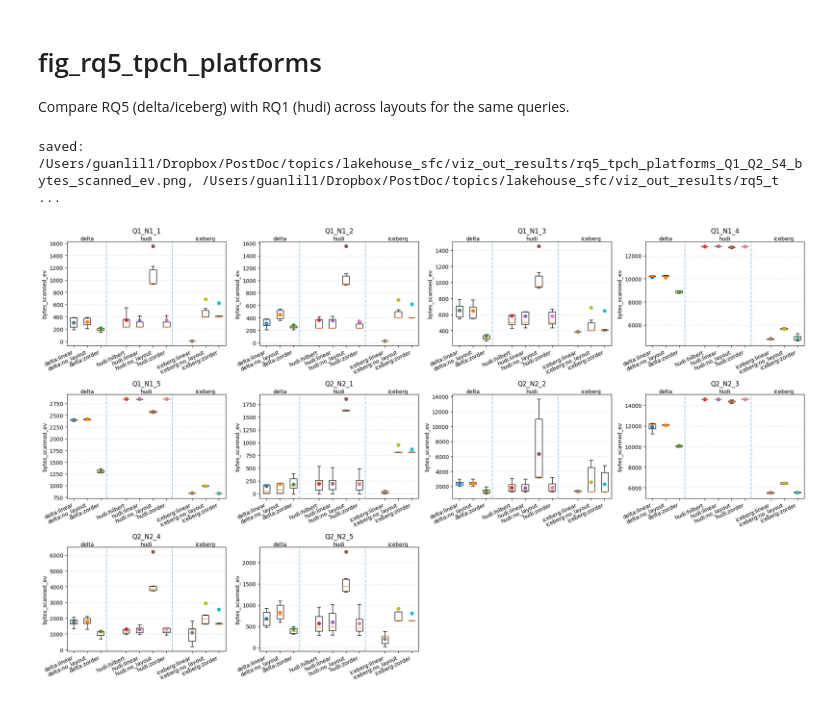
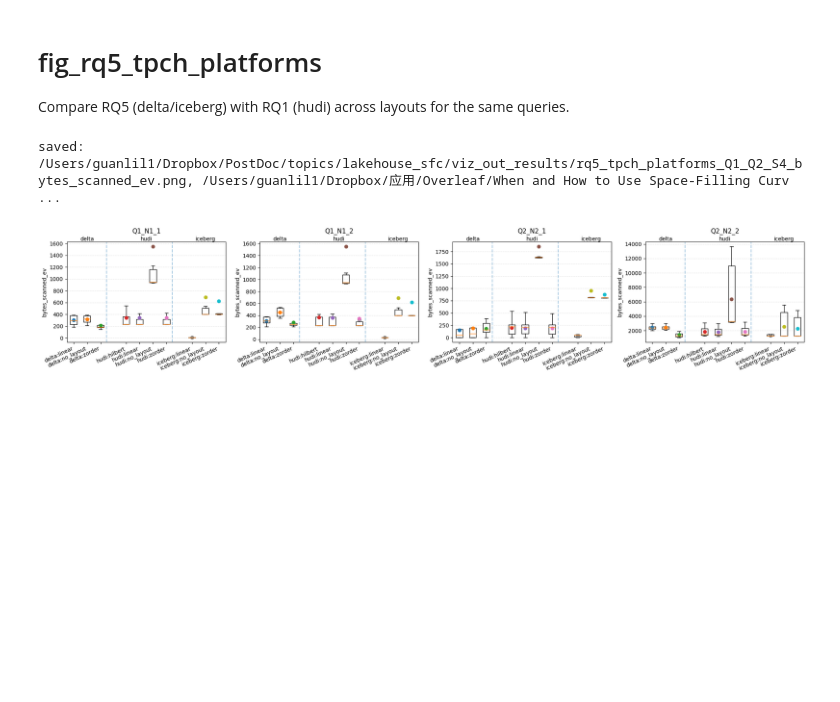
Before and after one commit to Liuguanli/lakehouse_sfc, a Jupyter notebook: notebooks/fig_rq5_tpch.ipynb, the cells around one changed output. Saved outputs shown, nothing was run; the diff lists cells and outputs as text; code cells hidden in the pictures; blank space fills up the shorter version.

```diff
--- a/notebooks/fig_rq5_tpch.ipynb
+++ b/notebooks/fig_rq5_tpch.ipynb
@@ -195,33 +195,39 @@ def plot_rq5_platform_grid(
         if isinstance(fmt_list, str):
             fmt_list = [fmt_list]
         saved_paths = []
+        extra_pdf_dir = _resolve_extra_pdf_dir(None)
         for fmt in fmt_list:
-            ext = fmt.lstrip('.')
-            out_path = base_dir / f"{base_name}.{ext}"
-            fig.savefig(out_path, bbox_inches="tight", pad_inches=0.02)
+            ext = fmt.lstrip('.').lower()
+            if ext == 'pdf' and extra_pdf_dir is not None:
+                out_path = _mirror_under_extra_dir(base_dir / base_name, extra_pdf_dir).with_suffix('.pdf')
+            else:
+                out_path = base_dir / f"{base_name}.{ext}"
             saved_paths.append(out_path)
+        savefig_multi(fig, base_dir / base_name, fmts=fmt_list, extra_pdf_dir=extra_pdf_dir)
         print("saved:", ", ".join(str(p) for p in saved_paths))
     return fig, df_all
 # %%
 # Example: Q1/Q2 range queries (C1)
-RQ5_RANGE_QUERIES = ['Q1_N1_1', 'Q1_N1_2', 'Q1_N1_3', 'Q1_N1_4', 'Q1_N1_5', 'Q2_N2_1', 'Q2_N2_2', 'Q2_N2_3', 'Q2_N2_4', 'Q2_N2_5']
+# RQ5_RANGE_QUERIES = ['Q1_N1_1', 'Q1_N1_2', 'Q1_N1_3', 'Q1_N1_4', 'Q1_N1_5', 'Q2_N2_1', 'Q2_N2_2', 'Q2_N2_3', 'Q2_N2_4', 'Q2_N2_5']
+# RQ5_RANGE_QUERIES = ['Q1_N1_1', 'Q1_N1_2', 'Q1_N1_3', 'Q1_N1_4',  'Q2_N2_1', 'Q2_N2_2', 'Q2_N2_3', 'Q2_N2_4',]
+RQ5_RANGE_QUERIES = ['Q1_N1_1', 'Q1_N1_2', 'Q2_N2_1', 'Q2_N2_2']
 
 rq1_collection = collect_tpch_rq1_results()
 rq5_collection = collect_tpch_rq5_results()
 
 fig, _ = plot_rq5_platform_grid(
     RQ5_RANGE_QUERIES,
     rq1_collection=rq1_collection,
     rq5_collection=rq5_collection,
     selectivity_filter=["S4"],
     column_config_filter=DEFAULT_COLUMN_CONFIG,
     metric="bytes_scanned_ev",
     log_scale=False,
     log_zero_fill=1,
     filename="rq5_tpch_platforms_Q1_Q2_S4_bytes_scanned_ev",
 )
 # %% [output]
-saved: /Users/guanlil1/Dropbox/PostDoc/topics/lakehouse_sfc/viz_out_results/rq5_tpch_platforms_Q1_Q2_S4_bytes_scanned_ev.png, /Users/guanlil1/Dropbox/PostDoc/topics/lakehouse_sfc/viz_out_results/rq5_t ...
+saved: /Users/guanlil1/Dropbox/PostDoc/topics/lakehouse_sfc/viz_out_results/rq5_tpch_platforms_Q1_Q2_S4_bytes_scanned_ev.png, /Users/guanlil1/Dropbox/应用/Overleaf/When and How to Use Space-Filling Curv ...
-[figure, old version]
+[figure, new version]
 # %%
 # Example: Q3 point queries (K=16)
```
Also changed, not shown: parts of 2 cells of this notebook, 21 other files.
